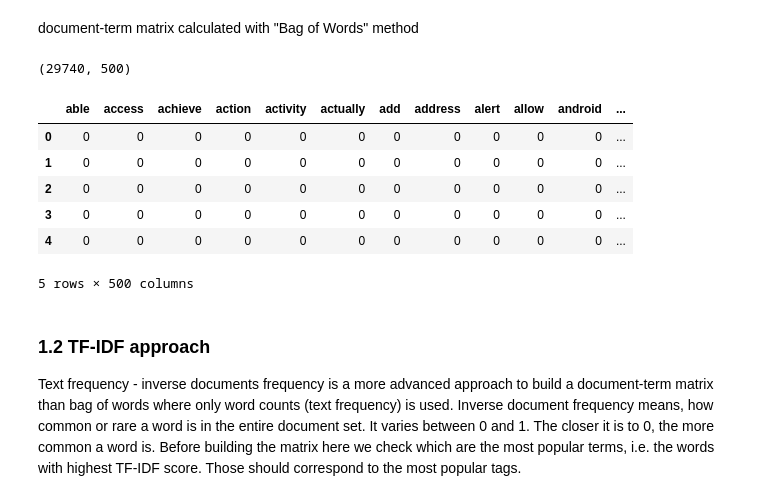
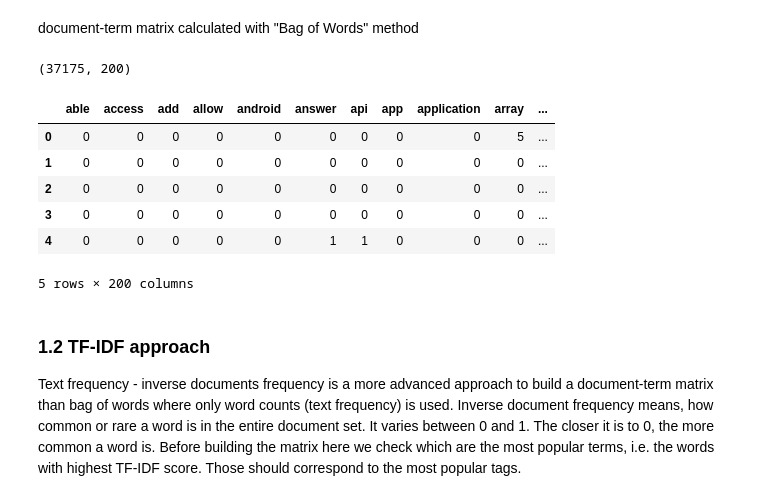
Before and after one commit to opsabarsec/NLP-automatic-tagging-stackoverflow-posts, a Jupyter notebook: notebooks/Stackoverflowtags-Part2.ipynb, the cells around one changed output. Saved outputs shown, nothing was run; the diff lists cells and outputs as text; code cells hidden in the pictures.

```diff
--- a/notebooks/Stackoverflowtags-Part2.ipynb
+++ b/notebooks/Stackoverflowtags-Part2.ipynb
@@ -128,7 +134,7 @@ To use a topic modeling technique, we calculate have to calculate (1) a document
 Documemt-term matrix is calculated using either using the "Bag of Words" or "TF-IDF" approach.
 The number of topics is chosen beforehands
 # %%
-num_features = 500
+num_features = 200
 # %% [markdown]
 ### 1.1 Bag of Words approach
 
@@ -146,32 +152,32 @@ min_df: When building the vocabulary ignore terms that have a document frequency
 max_features: Build a vocabulary that only consider the top max 500_features ordered by term frequency across the corpus
 # %%
 # apply the vectorizer
-X_bag_of_words_train = c_vectorizer.fit_transform(X_train)
-X_bag_of_words_test = c_vectorizer.transform(X_test)
+bag_of_words = c_vectorizer.fit_transform(df_base['Lemma'])
 # fit_transform() does two functions: First, it fits the model
-# and learns the vocabulary; second, it transforms our training data
+# and learns the vocabulary; second, it transforms our data
 # into feature vectors.
 # %%
 # Numpy arrays are easy to work with, so convert the result to an array
-bag_of_words_array = X_bag_of_words_train.toarray()
+bag_of_words_array = bag_of_words.toarray()
+bag_of_words_dense = bag_of_words.todense()
 # %% [markdown]
 document-term matrix calculated with "Bag of Words" method
 # %%
 # define vocabulary words
 vocab = c_vectorizer.get_feature_names()
 # build a dataframe out of the bag of words
-df_tf = pd.DataFrame(bag_of_words_array, columns=vocab)
+df_tf = pd.DataFrame(bag_of_words_dense, columns=vocab)
 print(df_tf.shape)
 df_tf.head() # visualize the matrix
 # %% [output]
-(29740, 500)
+(37175, 200)
-|  | able | access | achieve | action | activity | actually | add | address | alert | allow | android | ... |
-| 0 | 0 | 0 | 0 | 0 | 0 | 0 | 0 | 0 | 0 | 0 | 0 | ... |
-| 1 | 0 | 0 | 0 | 0 | 0 | 0 | 0 | 0 | 0 | 0 | 0 | ... |
-| 2 | 0 | 0 | 0 | 0 | 0 | 0 | 0 | 0 | 0 | 0 | 0 | ... |
-| 3 | 0 | 0 | 0 | 0 | 0 | 0 | 0 | 0 | 0 | 0 | 0 | ... |
-| 4 | 0 | 0 | 0 | 0 | 0 | 0 | 0 | 0 | 0 | 0 | 0 | ... |
+|  | able | access | add | allow | android | answer | api | app | application | array | ... |
+| 0 | 0 | 0 | 0 | 0 | 0 | 0 | 0 | 0 | 0 | 5 | ... |
+| 1 | 0 | 0 | 0 | 0 | 0 | 0 | 0 | 0 | 0 | 0 | ... |
+| 2 | 0 | 0 | 0 | 0 | 0 | 0 | 0 | 0 | 0 | 0 | ... |
+| 3 | 0 | 0 | 0 | 0 | 0 | 0 | 0 | 0 | 0 | 0 | ... |
+| 4 | 0 | 0 | 0 | 0 | 0 | 1 | 1 | 0 | 0 | 0 | ... |
-5 rows × 500 columns
+5 rows × 200 columns
 # %% [markdown]
 ### 1.2 TF-IDF approach
 
```
Also changed, not shown: parts of 60 cells of this notebook.
